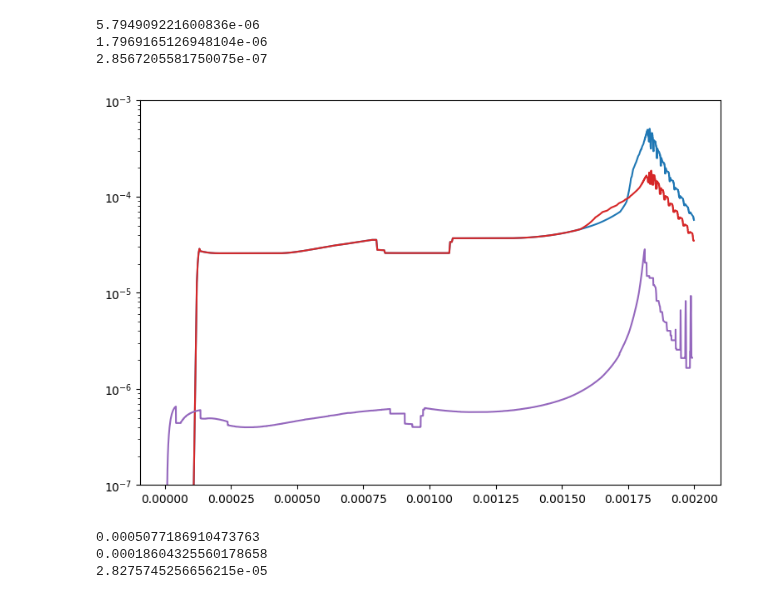
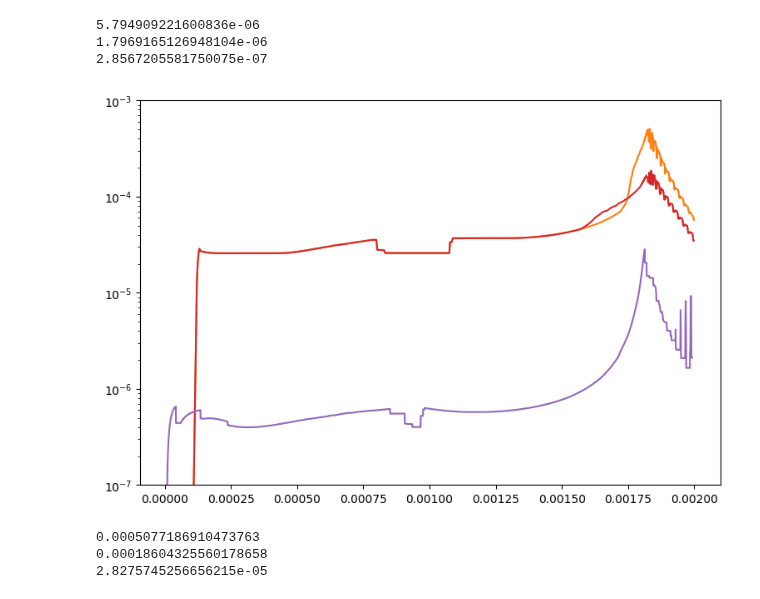
Before and after one commit to ponomarevandr/disruption, a Jupyter notebook: model_tuning/experiments/time_step/adaptation_birth.ipynb, the cells around one changed output. Drawn from its saved outputs; the diff is of its cells as text; code cells hidden in the pictures.

```diff
--- a/model_tuning/experiments/time_step/adaptation_birth.ipynb
+++ b/model_tuning/experiments/time_step/adaptation_birth.ipynb
@@ -22,7 +22,7 @@ from norms import *
 
 %matplotlib inline
 # %%
-models_dir = '../../bin/'
+models_dir = 'data_birth/'
 # %%
 model = model_from_file(models_dir + 'model.csv')
 # %%
@@ -237,14 +237,14 @@ metric_ad_energy_max, t_shift_ad_energy_max = \
 # %%
 plt.figure(figsize=(9, 6))
 plt.ylim([1e-7, 1e-3])
 plt.yscale('log')
 k = 35
-plt.plot(model_ad_energy.ts[k:-k], window_min(metric_ad_energy, k), color='C0')
+plt.plot(model_ad_energy.ts[k:-k], window_min(metric_ad_energy, k), color='C1')
 plt.plot(model_ad_energy_tol.ts[k:-k], window_min(metric_ad_energy_tol, k), color='C3')
 plt.plot(model_ad_energy_max.ts[k:-k], window_min(metric_ad_energy_max, k), color='C4')
 plt.show()
 # %% [output]
-[figure, old version]
+[figure, new version]
 # %%
 k = 35
 print(window_min(metric_ad_energy, k).max())
```
Also changed, not shown: parts of 21 cells of this notebook, 15 other files.
